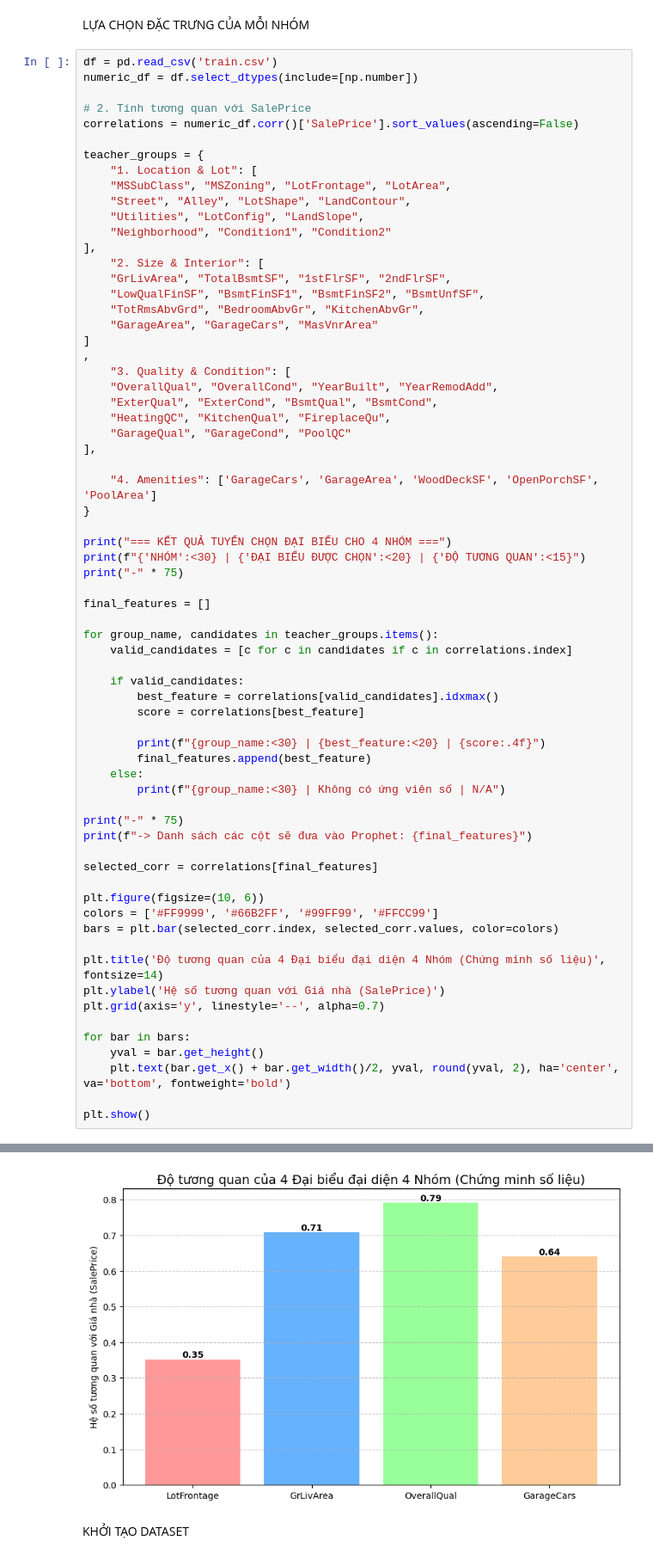
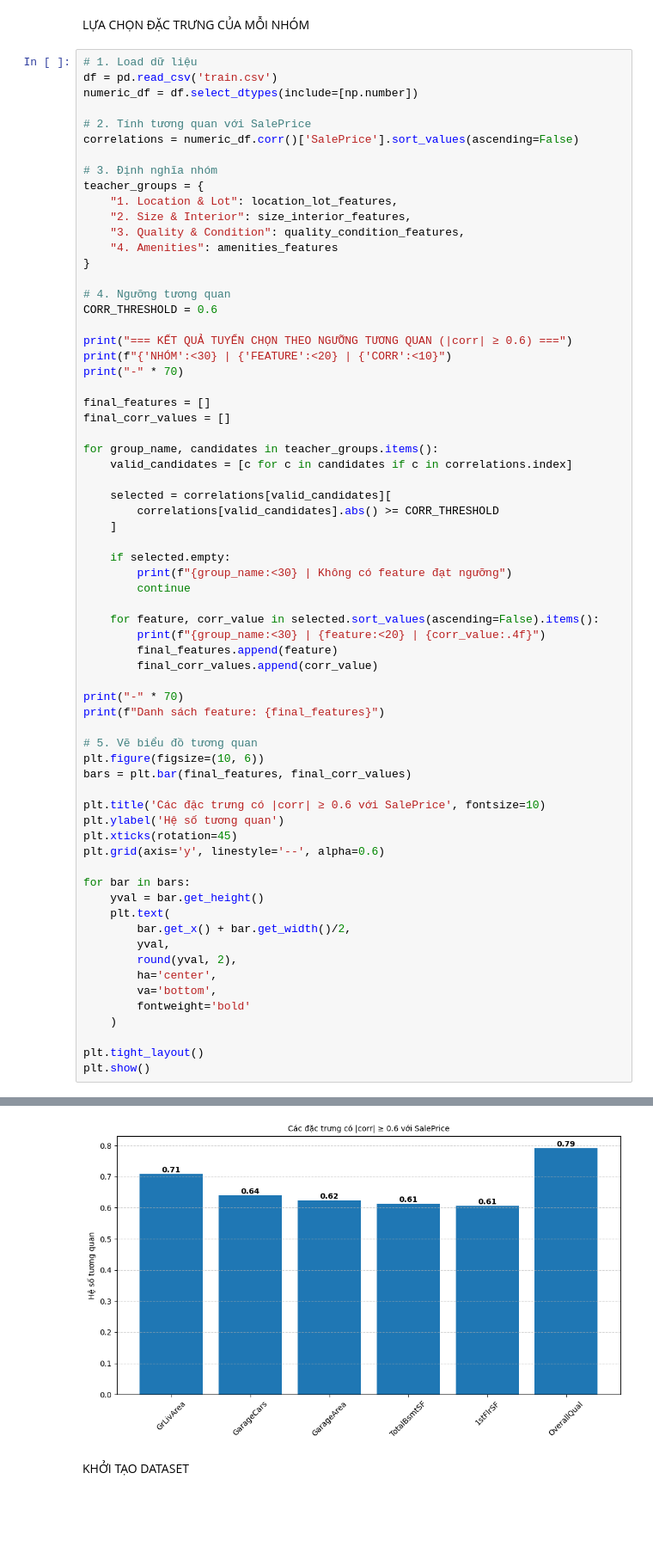
Before and after one commit to QuangTrongLeo/house-price-data-mining, a Jupyter notebook: house-price.ipynb, the cells around one changed output, grey strips where cells are left out. Shown: that part at 86% size. Drawn from its saved outputs; the diff is of its cells as text; blank space fills up the shorter version.

```diff
--- a/house-price.ipynb
+++ b/house-price.ipynb
@@ -132,70 +100,70 @@ Amenities/Sale:     5
 # %% [markdown]
 LỰA CHỌN ĐẶC TRƯNG CỦA MỖI NHÓM
 # %%
+# 1. Load dữ liệu
 df = pd.read_csv('train.csv')
 numeric_df = df.select_dtypes(include=[np.number])
 
 # 2. Tính tương quan với SalePrice
 correlations = numeric_df.corr()['SalePrice'].sort_values(ascending=False)
 
+# 3. Định nghĩa nhóm
 teacher_groups = {
-    "1. Location & Lot": [
-    "MSSubClass", "MSZoning", "LotFrontage", "LotArea",
-    "Street", "Alley", "LotShape", "LandContour",
-    "Utilities", "LotConfig", "LandSlope",
-    "Neighborhood", "Condition1", "Condition2"
-],
-    "2. Size & Interior": [
-    "GrLivArea", "TotalBsmtSF", "1stFlrSF", "2ndFlrSF",
-    "LowQualFinSF", "BsmtFinSF1", "BsmtFinSF2", "BsmtUnfSF",
-    "TotRmsAbvGrd", "BedroomAbvGr", "KitchenAbvGr",
-    "GarageArea", "GarageCars", "MasVnrArea"
-]
-,
-    "3. Quality & Condition": [
-    "OverallQual", "OverallCond", "YearBuilt", "YearRemodAdd",
-    "ExterQual", "ExterCond", "BsmtQual", "BsmtCond",
-    "HeatingQC", "KitchenQual", "FireplaceQu",
-    "GarageQual", "GarageCond", "PoolQC"
-],
-
-    "4. Amenities": ['GarageCars', 'GarageArea', 'WoodDeckSF', 'OpenPorchSF', 'PoolArea']
+    "1. Location & Lot": location_lot_features,
+    "2. Size & Interior": size_interior_features,
+    "3. Quality & Condition": quality_condition_features,
+    "4. Amenities": amenities_features
 }
 
-print("=== KẾT QUẢ TUYỂN CHỌN ĐẠI BIỂU CHO 4 NHÓM ===")
-print(f"{'NHÓM':<30} | {'ĐẠI BIỂU ĐƯỢC CHỌN':<20} | {'ĐỘ TƯƠNG QUAN':<15}")
-print("-" * 75)
+# 4. Ngưỡng tương quan
+CORR_THRESHOLD = 0.6
+
+print("=== KẾT QUẢ TUYỂN CHỌN THEO NGƯỠNG TƯƠNG QUAN (|corr| ≥ 0.6) ===")
+print(f"{'NHÓM':<30} | {'FEATURE':<20} | {'CORR':<10}")
+print("-" * 70)
 
 final_features = []
+final_corr_values = []
 
 for group_name, candidates in teacher_groups.items():
     valid_candidates = [c for c in candidates if c in correlations.index]
 
-    if valid_candidates:
-        best_feature = correlations[valid_candidates].idxmax()
-        score = correlations[best_feature]
+    selected = correlations[valid_candidates][
+        correlations[valid_candidates].abs() >= CORR_THRESHOLD
+    ]
 
-        print(f"{group_name:<30} | {best_feature:<20} | {score:.4f}")
-        final_features.append(best_feature)
-    else:
-        print(f"{group_name:<30} | Không có ứng viên số | N/A")
+    if selected.empty:
+        print(f"{group_name:<30} | Không có feature đạt ngưỡng")
+        continue
 
-print("-" * 75)
-print(f"-> Danh sách các cột sẽ đưa vào Prophet: {final_features}")
+    for feature, corr_value in selected.sort_values(ascending=False).items():
+        print(f"{group_name:<30} | {feature:<20} | {corr_value:.4f}")
+        final_features.append(feature)
+        final_corr_values.append(corr_value)
 
-selected_corr = correlations[final_features]
+print("-" * 70)
+print(f"Danh sách feature: {final_features}")
 
+# 5. Vẽ biểu đồ tương quan
 plt.figure(figsize=(10, 6))
-colors = ['#FF9999', '#66B2FF', '#99FF99', '#FFCC99']
-bars = plt.bar(selected_corr.index, selected_corr.values, color=colors)
+bars = plt.bar(final_features, final_corr_values)
 
-plt.title('Độ tương quan của 4 Đại biểu đại diện 4 Nhóm (Chứng minh số liệu)', fontsize=14)
-plt.ylabel('Hệ số tương quan với Giá nhà (SalePrice)')
-plt.grid(axis='y', linestyle='--', alpha=0.7)
+plt.title('Các đặc trưng có |corr| ≥ 0.6 với SalePrice', fontsize=10)
+plt.ylabel('Hệ số tương quan')
+plt.xticks(rotation=45)
+plt.grid(axis='y', linestyle='--', alpha=0.6)
 
 for bar in bars:
     yval = bar.get_height()
-    plt.text(bar.get_x() + bar.get_width()/2, yval, round(yval, 2), ha='center', va='bottom', fontweight='bold')
+    plt.text(
+        bar.get_x() + bar.get_width()/2,
+        yval,
+        round(yval, 2),
+        ha='center',
+        va='bottom',
+        fontweight='bold'
+    )
 
+plt.tight_layout()
 plt.show()
 # %% [output]
@@ -211,4 +183,4 @@ NHÓM                           | ĐẠI BIỂU ĐƯỢC CHỌN   | ĐỘ TƯƠN
-[figure, old version]
+[figure, new version]
 # %% [markdown]
 KHỞI TẠO DATASET
 # %%
```
Also changed, not shown: parts of 8 cells of this notebook, 1 other file.
